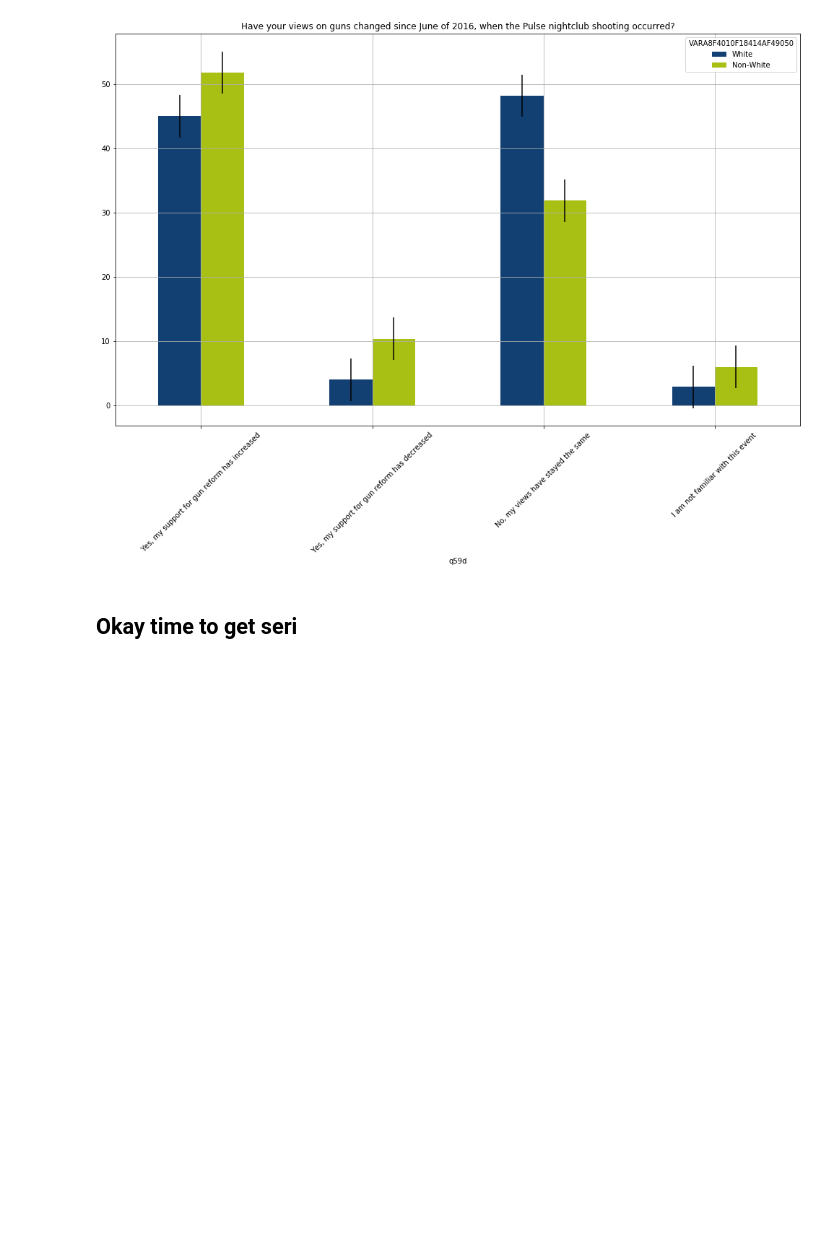
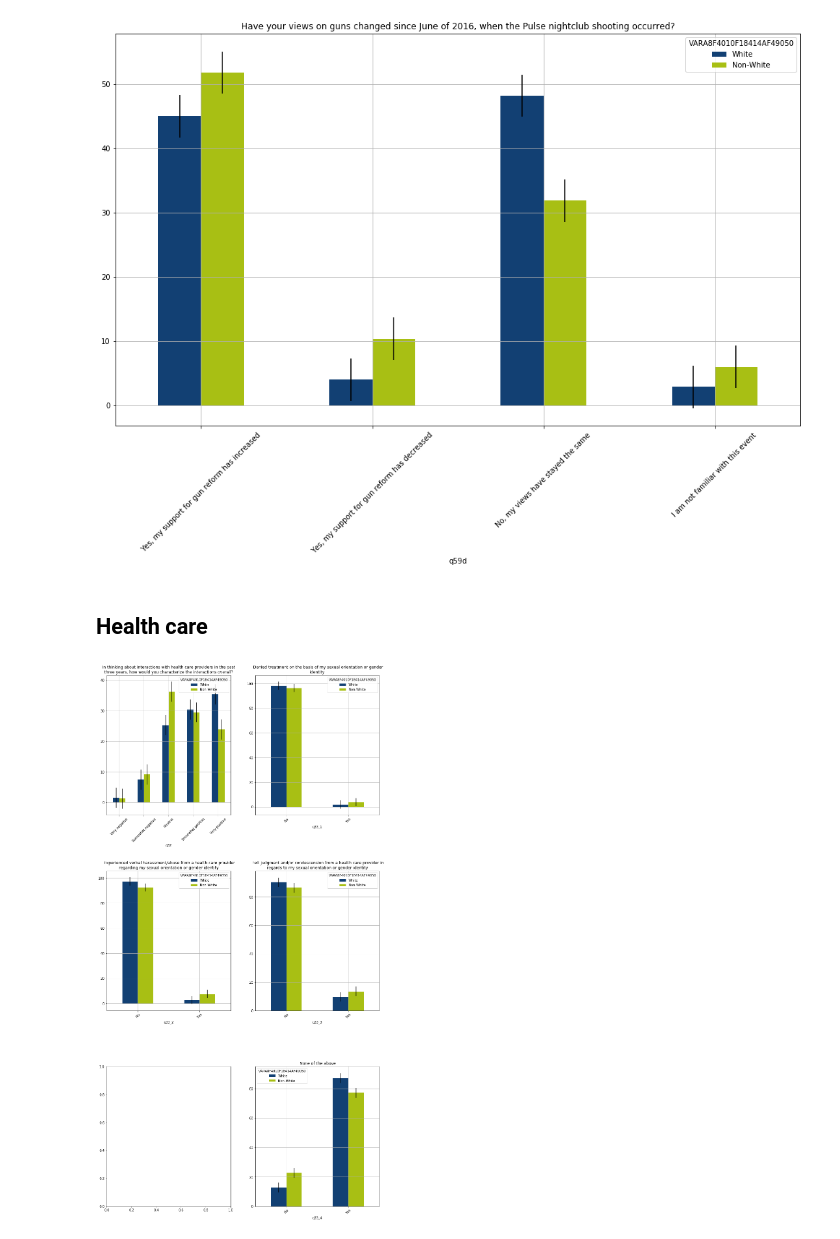
Before and after one commit to thebbennett/buzzfeed-wins-lgbt, a Jupyter notebook: Buzzfeed-Wins LGBT Exploratory Data Analysis.ipynb, the cells around one changed output. Drawn from its saved outputs; the diff is of its cells as text; code cells hidden in the pictures; blank space fills up the shorter version.

```diff
--- a/Buzzfeed-Wins LGBT Exploratory Data Analysis.ipynb
+++ b/Buzzfeed-Wins LGBT Exploratory Data Analysis.ipynb
@@ -404,4 +428,16 @@ fig.savefig("pulse.png")
 # %% [output]
 [figure]
-# %% [markdown]
-## Okay time to get seri
+# %% [markdown]
+## Health care
+# %%
+fig, axes = plt.subplots(nrows=3, ncols=2,figsize=(15,30))
+plt.subplots_adjust( wspace=None, hspace= 0.4)
+
+make_subplot("q32","VARA8F4010F18414AF49050", 0,0)
+make_subplot("q33_1","VARA8F4010F18414AF49050", 0,1)
+make_subplot("q33_2","VARA8F4010F18414AF49050", 1,0)
+make_subplot("q33_3","VARA8F4010F18414AF49050", 1,1)
+make_subplot("q33_4","VARA8F4010F18414AF49050", 2,1)
+fig.savefig("images/health_care_experience.png")
+# %% [output]
+[figure, added]
```
Also changed, not shown: parts of 29 cells of this notebook, 36 other files.
